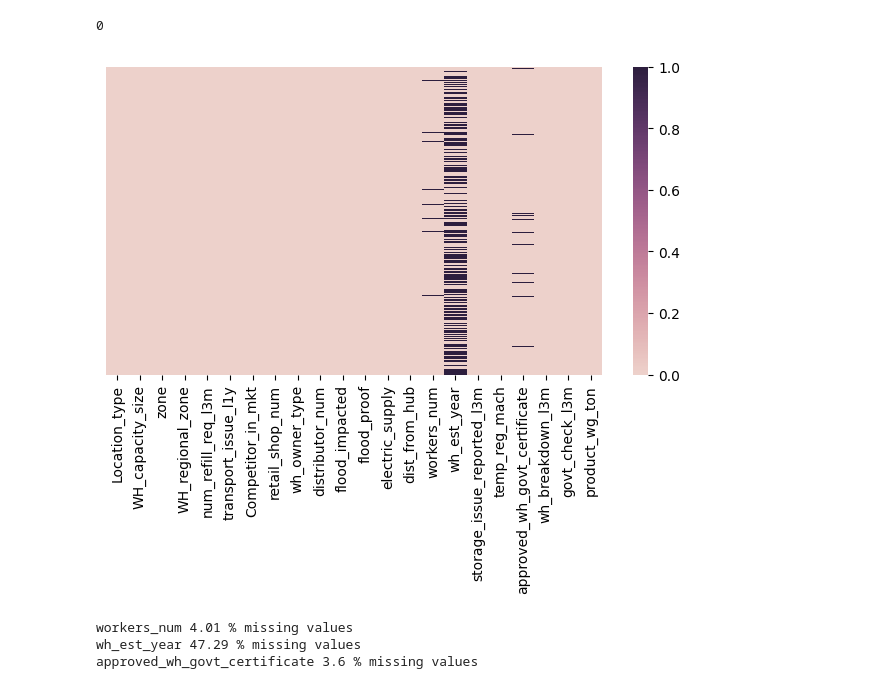
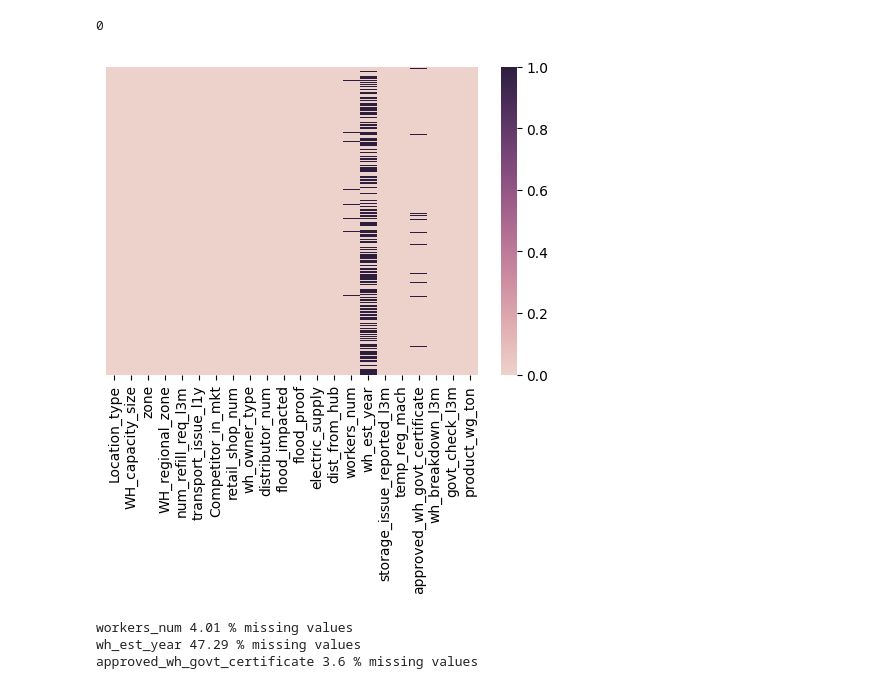
Before and after one commit to Devika-K-M-15/Supply_Chain_Management, a Jupyter notebook: Supply Chain Management.ipynb, the cells around one changed output. Saved outputs shown, nothing was run; the diff lists cells and outputs as text; code cells hidden in the pictures.

```diff
--- a/Supply Chain Management.ipynb
+++ b/Supply Chain Management.ipynb
@@ -321,11 +321,11 @@ print(len(df[df.duplicated]))
 # %%
 # Missing values
 # %%
-plt.figure(figsize=(8, 4))
+plt.figure(figsize=(6, 4))
 sns.heatmap(df.isnull(), yticklabels=False, cmap=sns.cubehelix_palette(as_cmap=True))
 plt.show()
 # %% [output]
-[figure, old version]
+[figure, new version]
 # %%
 # print percentage of null values in each column
 
```
Also changed, not shown: parts of 36 cells of this notebook.
